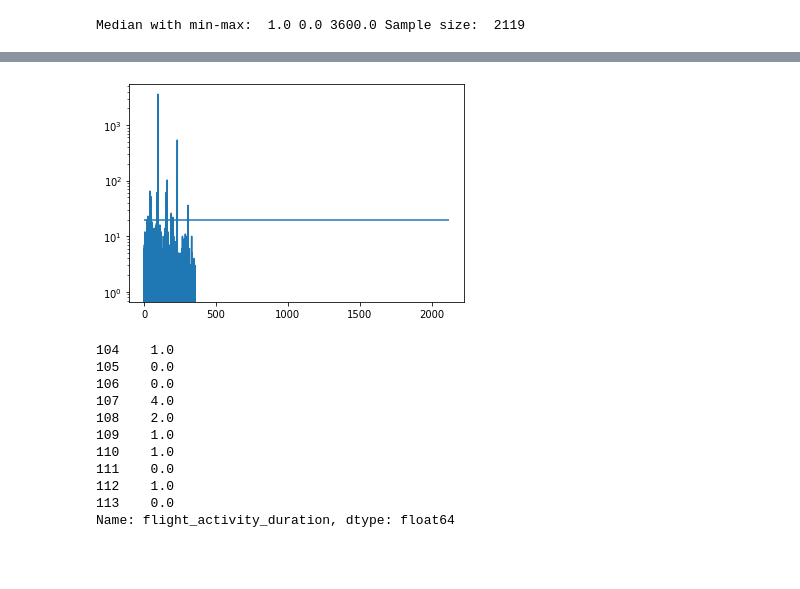
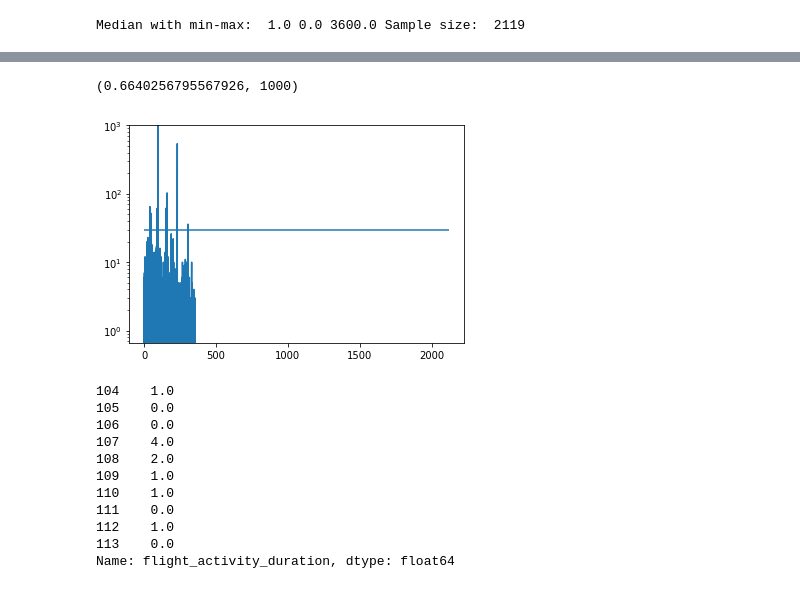
Before and after one commit to thejasvibr/mhbc-online, a Jupyter notebook: combined_analysis/generating_summary_data_and_plot_for_manuscript.ipynb, the cells around one changed output, grey strips where cells are left out. Drawn from its saved outputs; the diff is of its cells as text; code cells hidden in the pictures; blank space fills up the shorter version.

```diff
--- a/combined_analysis/generating_summary_data_and_plot_for_manuscript.ipynb
+++ b/combined_analysis/generating_summary_data_and_plot_for_manuscript.ipynb
@@ -222,10 +236,12 @@ all_dfs_wdurations[all_dfs_wdurations['flight_activity_duration'] > threshold_du
 # %%
 plt.figure()
 plt.plot(valid_durations)
 plt.hlines(threshold_duration, 0, len(valid_durations))
 plt.yscale('log')
+plt.ylim(-0.2, 10**3)
 # %% [output]
+(0.6640256795567926, 1000)
-[figure, old version]
+[figure, new version]
 # %%
 valid_durations[-10:]
 # %% [output]
```
Also changed, not shown: parts of 4 cells of this notebook.
